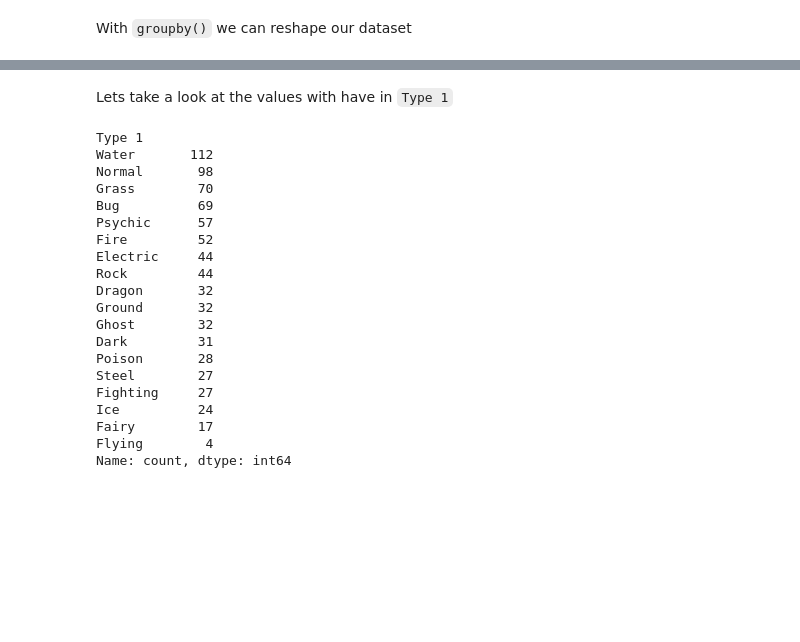
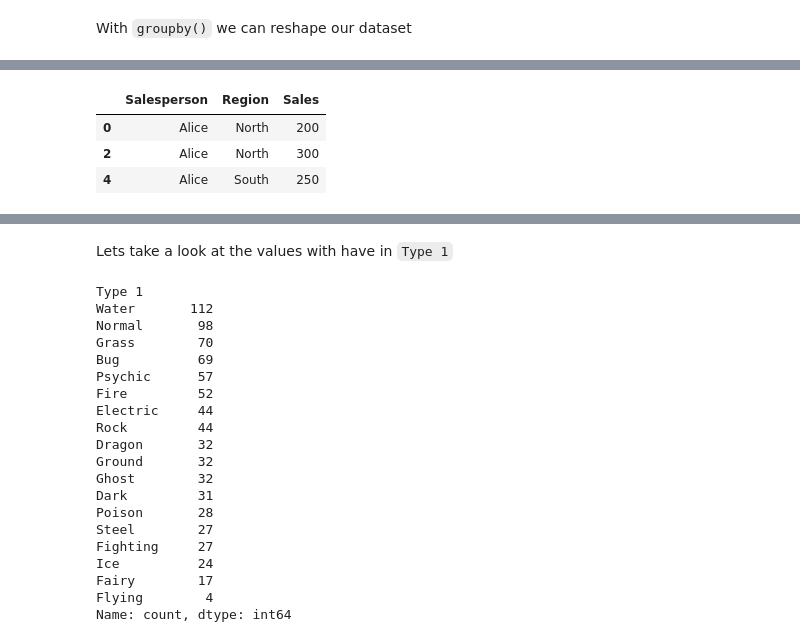
Before and after one commit to ash-porwal/Pandas, a Jupyter notebook: 6_Reshaping_DataFrames/7_group_by.ipynb, the cells around one changed output, grey strips where cells are left out. Cells and saved outputs as stored; diff of their text form; code cells hidden in the pictures; blank space fills up the shorter version.

```diff
--- a/6_Reshaping_DataFrames/7_group_by.ipynb
+++ b/6_Reshaping_DataFrames/7_group_by.ipynb
@@ -14,3 +84,12 @@ With `groupby()` we can reshape our dataset
+# %%
+# Accessing the group for 'Alice'
+alice_group = temp_df.groupby('Salesperson').get_group('Alice')
+alice_group
+# %% [output]
+|  | Salesperson | Region | Sales |
+| 0 | Alice | North | 200 |
+| 2 | Alice | North | 300 |
+| 4 | Alice | South | 250 |
 # %%
 pokemons = pd.read_csv('/home/ashporwal/hdd/lab/programmes/Python/Pandas/4_dataframe_part3/Pokemon.csv', index_col='#')
 pokemons
```
Also changed, not shown: parts of 6 cells of this notebook, 3 other files.
